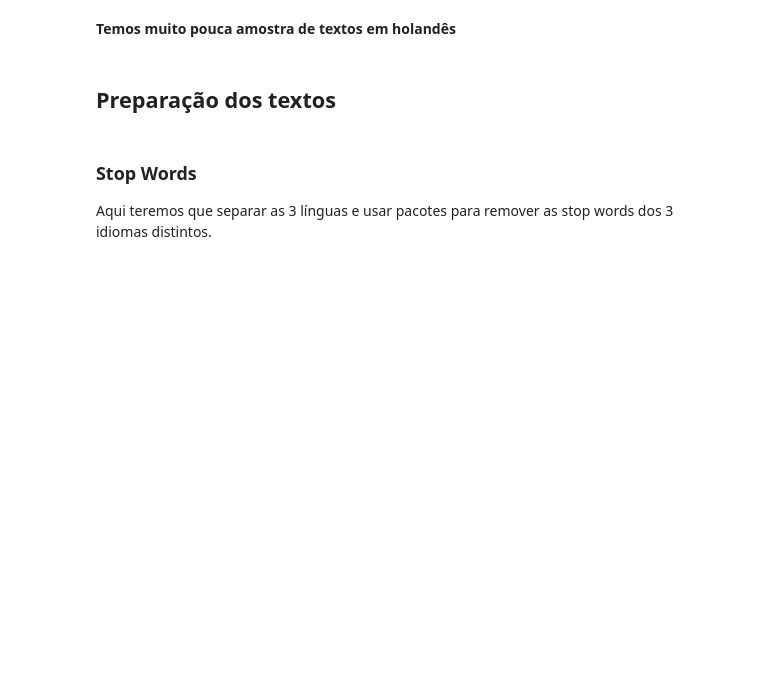
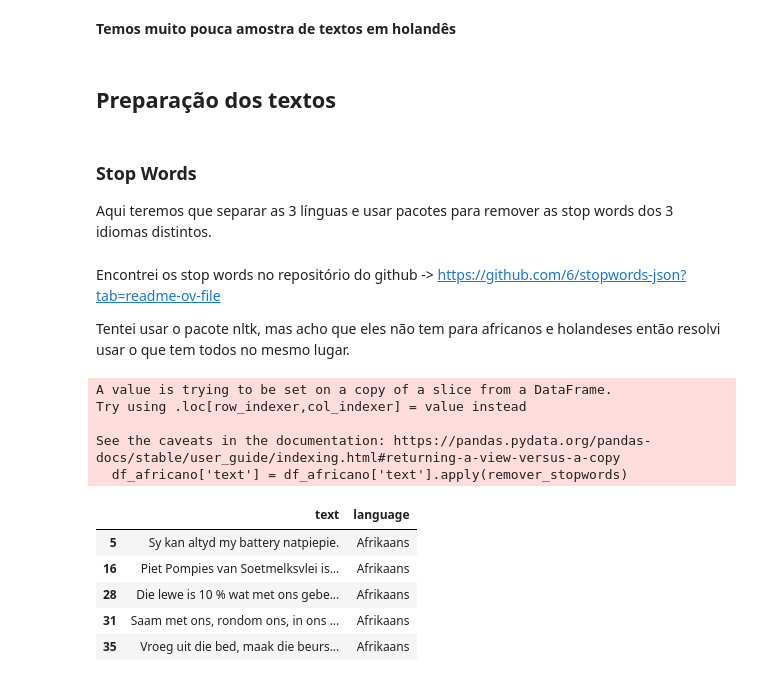
Before and after one commit to ben-hurs/Detector-de-l-ngua, a Jupyter notebook: notebook_detector_de_lingua.ipynb, the cells around one changed output. Drawn from its saved outputs; the diff is of its cells as text; code cells hidden in the pictures; blank space fills up the shorter version.

```diff
--- a/notebook_detector_de_lingua.ipynb
+++ b/notebook_detector_de_lingua.ipynb
@@ -91,3 +97,34 @@ df1 = df.copy()
 df_africano = df1[df1['language'] == 'Afrikaans']
 df_ingles = df1[df1['language'] == 'English']
 df_holandes = df1[df1['language'] == 'Nederlands']
+# %% [markdown]
+Encontrei os stop words no repositório do github -> https://github.com/6/stopwords-json?tab=readme-ov-file
+
+Tentei usar o pacote nltk, mas acho que eles não tem para africanos e holandeses então resolvi usar o que tem todos no mesmo lugar.
+# %%
+# Começando com os africanos
+with open('stop_words/afrikaans_stopwords.txt', 'r', encoding='utf-8') as arquivo:
+    stopwords_lista = arquivo.read().splitlines()
+
+# Função para remover as stop words do texto
+def remover_stopwords(texto):
+    palavras = texto.split()
+    palavras_sem_stopwords = [palavra for palavra in palavras if palavra.lower() not in stopwords_lista]
+    return ' '.join(palavras_sem_stopwords)
+
+
+df_africano['text'] = df_africano['text'].apply(remover_stopwords)
+
+df_africano.head()
+# %% [output]
+A value is trying to be set on a copy of a slice from a DataFrame.
+Try using .loc[row_indexer,col_indexer] = value instead
+
+See the caveats in the documentation: https://pandas.pydata.org/pandas-docs/stable/user_guide/indexing.html#returning-a-view-versus-a-copy
+  df_africano['text'] = df_africano['text'].apply(remover_stopwords)
+|  | text | language |
+| 5 | Sy kan altyd my battery natpiepie. | Afrikaans |
+| 16 | Piet Pompies van Soetmelksvlei is... | Afrikaans |
+| 28 | Die lewe is 10 % wat met ons gebe... | Afrikaans |
+| 31 | Saam met ons, rondom ons, in ons ... | Afrikaans |
+| 35 | Vroeg uit die bed, maak die beurs... | Afrikaans |
```
Also changed, not shown: parts of 20 cells of this notebook.
